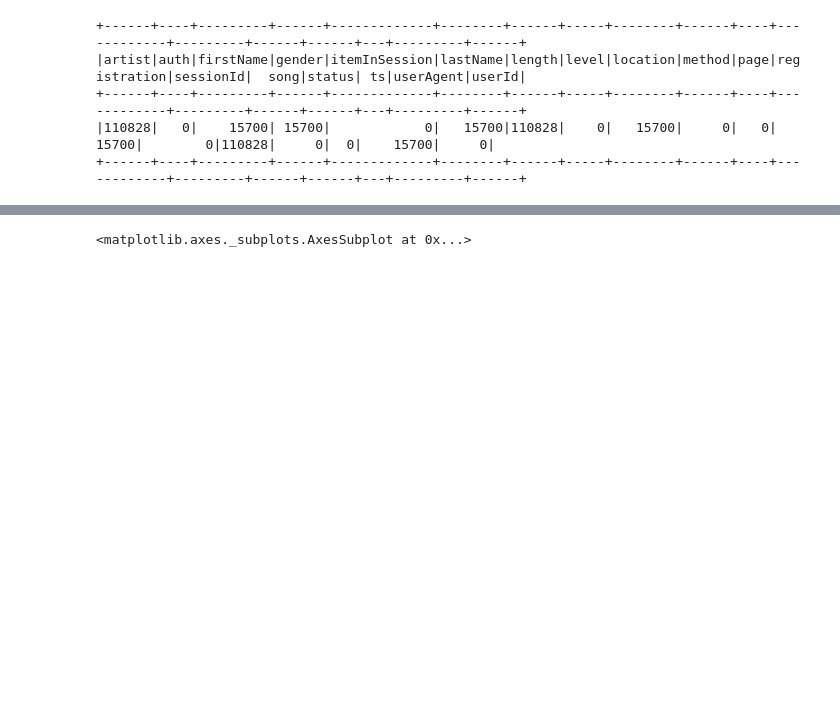
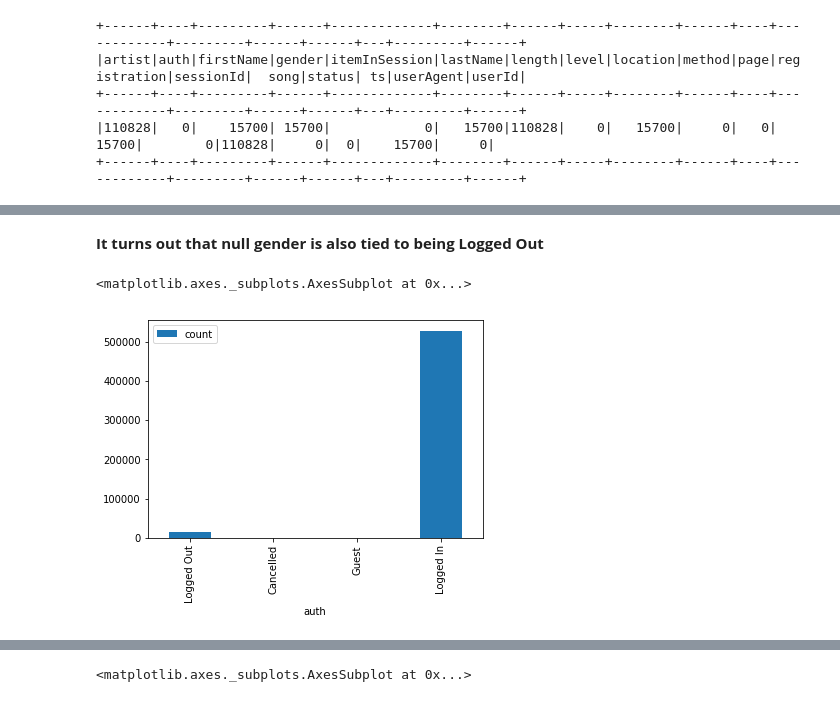
Before and after one commit to elifinspace/sparkify, a Jupyter notebook: Sparkify_exploration_visuals.ipynb, the cells around one changed output, grey strips where cells are left out. Cells and saved outputs as stored; diff of their text form; code cells hidden in the pictures; blank space fills up the shorter version.

```diff
--- a/Sparkify_exploration_visuals.ipynb
+++ b/Sparkify_exploration_visuals.ipynb
@@ -138,0 +284,9 @@ df.select([count(when(isnull(c), c)).alias(c) for c in df.columns]).show()
+# %% [markdown]
+**It turns out that null gender is also tied to being Logged Out**
+# %%
+auth_df = df.select('ts', 'auth').groupBy('auth').count().toPandas()
+auth_df.index = auth_df.auth
+auth_df.plot.bar()
+# %% [output]
+<matplotlib.axes._subplots.AxesSubplot at 0x...>
+[figure, added]
```
Also changed, not shown: parts of 43 cells of this notebook, 4 other files.
